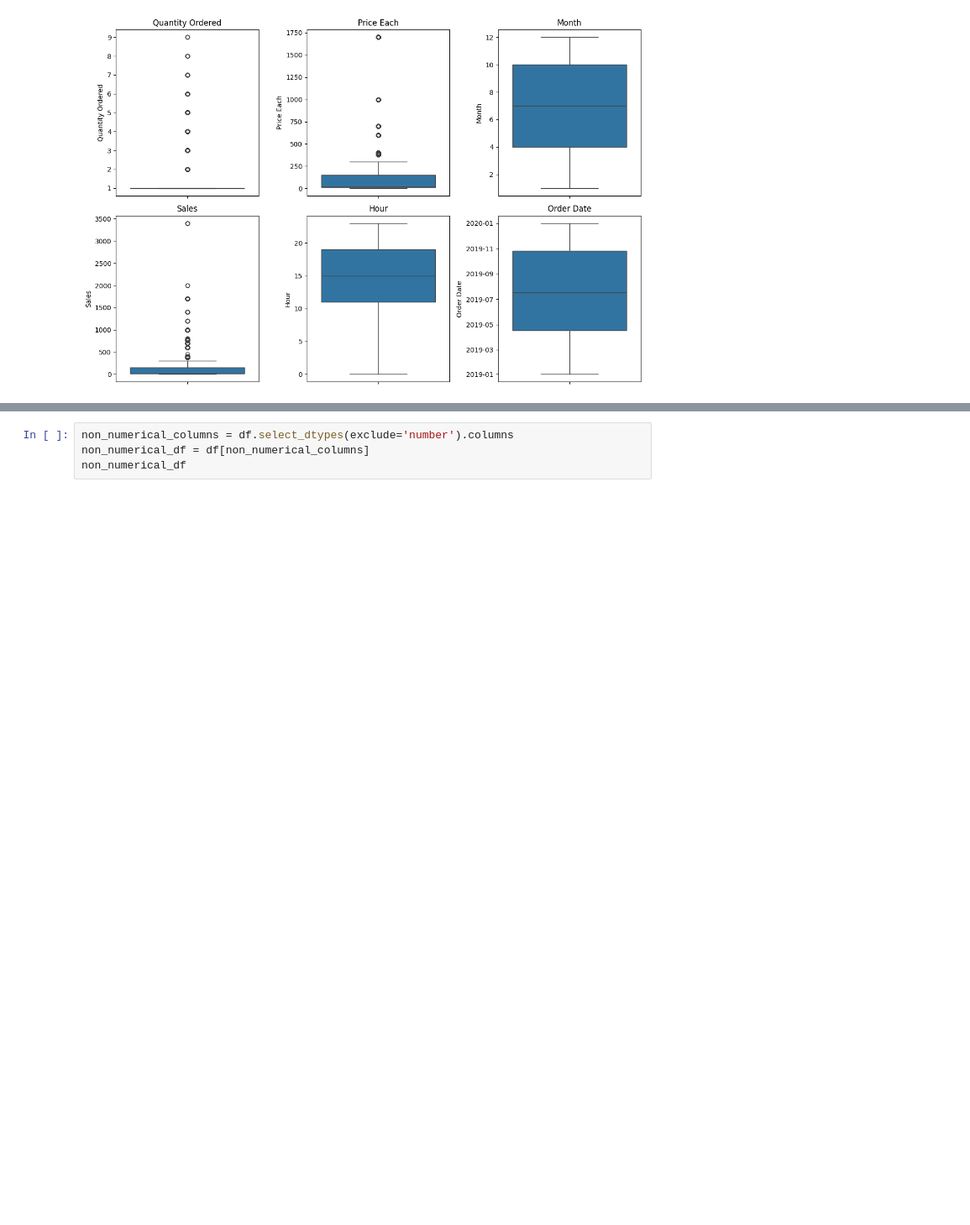
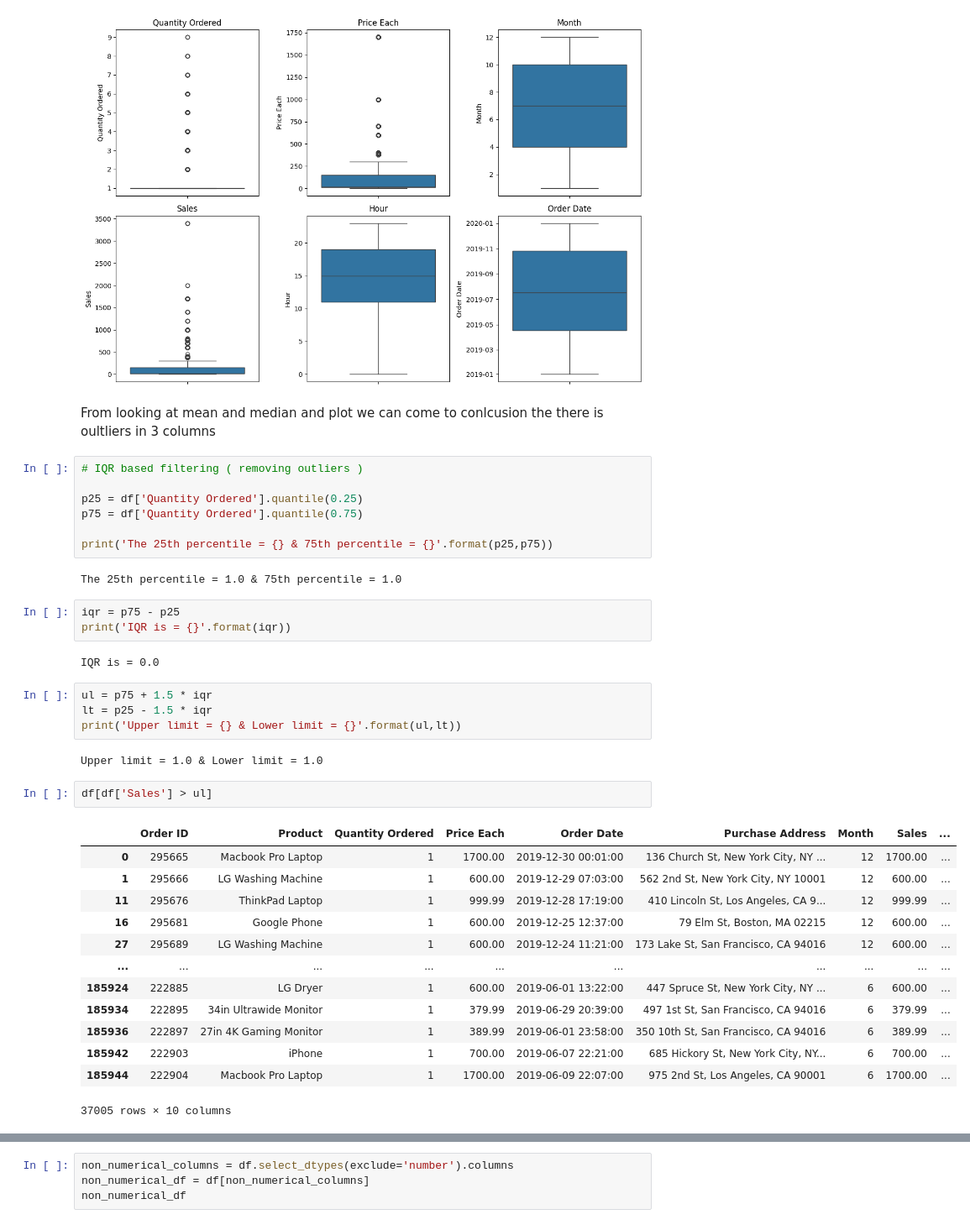
Before and after one commit to JOCRZ/Meriskill-Internship, a Jupyter notebook: Projects/project1.ipynb, the cells around one changed output, grey strips where cells are left out. Shown: that part at 84% size. Drawn from its saved outputs; the diff is of its cells as text; blank space fills up the shorter version.

```diff
--- a/Projects/project1.ipynb
+++ b/Projects/project1.ipynb
@@ -237,3 +245,41 @@ plt.tight_layout()
 plt.show()
 # %% [output]
 [figure]
+# %% [markdown]
+From looking at mean and median and plot we can come to conlcusion the there is oultliers in 3 columns
+# %%
+# IQR based filtering ( removing outliers )
+
+p25 = df['Quantity Ordered'].quantile(0.25)
+p75 = df['Quantity Ordered'].quantile(0.75)
+
+print('The 25th percentile = {} & 75th percentile = {}'.format(p25,p75))
+# %% [output]
+The 25th percentile = 1.0 & 75th percentile = 1.0
+# %%
+iqr = p75 - p25
+print('IQR is = {}'.format(iqr))
+# %% [output]
+IQR is = 0.0
+# %%
+ul = p75 + 1.5 * iqr
+lt = p25 - 1.5 * iqr
+print('Upper limit = {} & Lower limit = {}'.format(ul,lt))
+# %% [output]
+Upper limit = 1.0 & Lower limit = 1.0
+# %%
+df[df['Sales'] > ul]
+# %% [output]
+|  | Order ID | Product | Quantity Ordered | Price Each | Order Date | Purchase Address | Month | Sales | ... |
+| 0 | 295665 | Macbook Pro Laptop | 1 | 1700.00 | 2019-12-30 00:01:00 | 136 Church St, New York City, NY ... | 12 | 1700.00 | ... |
+| 1 | 295666 | LG Washing Machine | 1 | 600.00 | 2019-12-29 07:03:00 | 562 2nd St, New York City, NY 10001 | 12 | 600.00 | ... |
+| 11 | 295676 | ThinkPad Laptop | 1 | 999.99 | 2019-12-28 17:19:00 | 410 Lincoln St, Los Angeles, CA 9... | 12 | 999.99 | ... |
+| 16 | 295681 | Google Phone | 1 | 600.00 | 2019-12-25 12:37:00 | 79 Elm St, Boston, MA 02215 | 12 | 600.00 | ... |
+| 27 | 295689 | LG Washing Machine | 1 | 600.00 | 2019-12-24 11:21:00 | 173 Lake St, San Francisco, CA 94016 | 12 | 600.00 | ... |
+| ... | ... | ... | ... | ... | ... | ... | ... | ... | ... |
+| 185924 | 222885 | LG Dryer | 1 | 600.00 | 2019-06-01 13:22:00 | 447 Spruce St, New York City, NY ... | 6 | 600.00 | ... |
+| 185934 | 222895 | 34in Ultrawide Monitor | 1 | 379.99 | 2019-06-29 20:39:00 | 497 1st St, San Francisco, CA 94016 | 6 | 379.99 | ... |
+| 185936 | 222897 | 27in 4K Gaming Monitor | 1 | 389.99 | 2019-06-01 23:58:00 | 350 10th St, San Francisco, CA 94016 | 6 | 389.99 | ... |
+| 185942 | 222903 | iPhone | 1 | 700.00 | 2019-06-07 22:21:00 | 685 Hickory St, New York City, NY... | 6 | 700.00 | ... |
+| 185944 | 222904 | Macbook Pro Laptop | 1 | 1700.00 | 2019-06-09 22:07:00 | 975 2nd St, Los Angeles, CA 90001 | 6 | 1700.00 | ... |
+37005 rows × 10 columns
```
Also changed, not shown: parts of 7 cells of this notebook.
